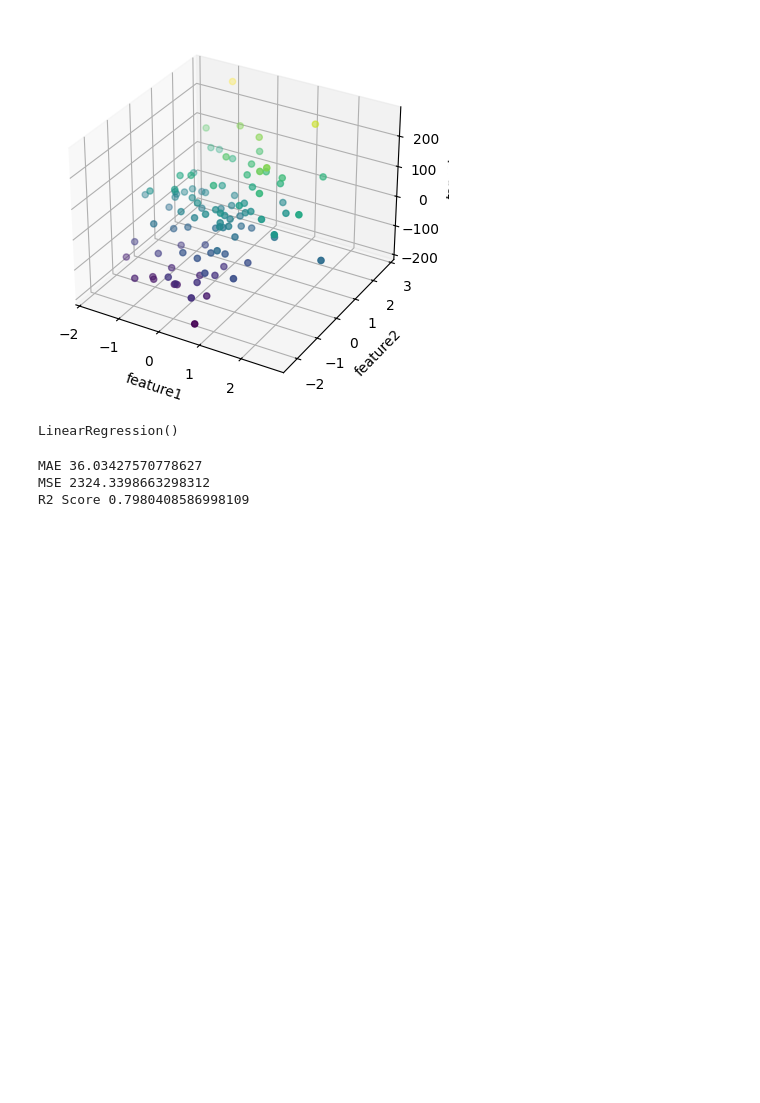
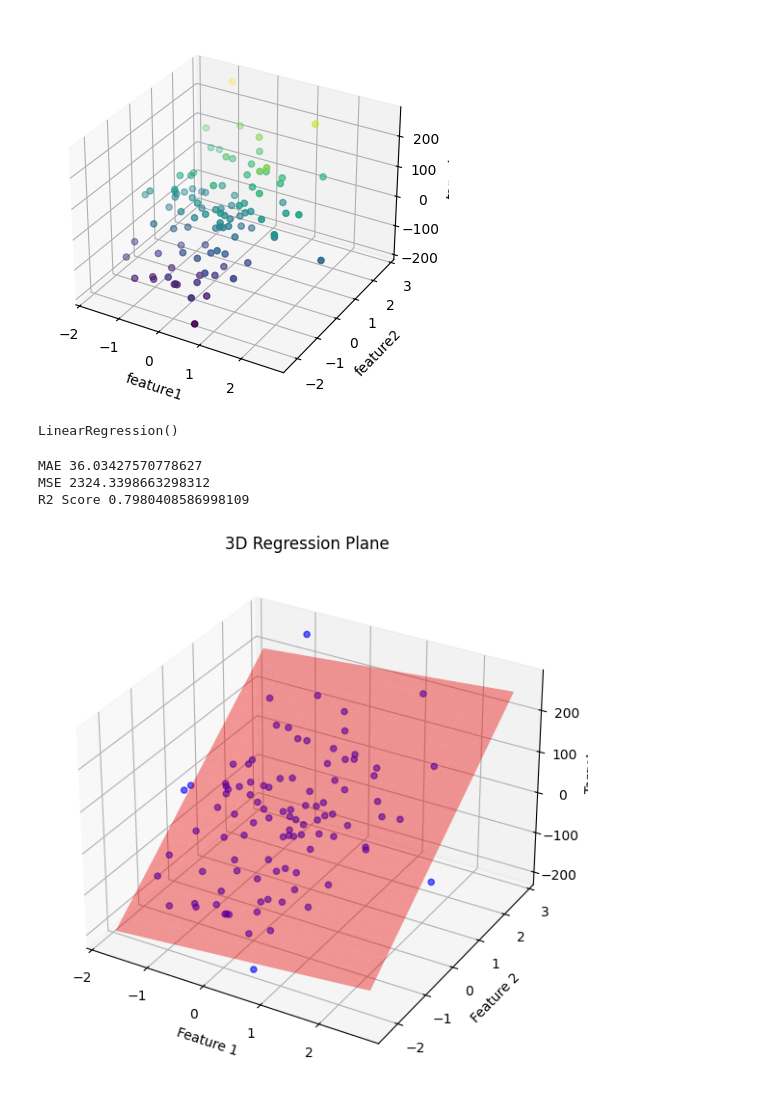
Before and after one commit to akshay-mohan-k/ML-learning, a Jupyter notebook: Linear-Regression/multiple_linear_regression.ipynb, the cells around one changed output. Cells and saved outputs as stored; diff of their text form; code cells hidden in the pictures; blank space fills up the shorter version.

Commit message:
multiple linear regression

```diff
--- a/Linear-Regression/multiple_linear_regression.ipynb
+++ b/Linear-Regression/multiple_linear_regression.ipynb
@@ -59,3 +59,29 @@ print('R2 Score', r2_score(y_test, y_pred))
 MAE 36.03427570778627
 MSE 2324.3398663298312
 R2 Score 0.7980408586998109
+# %%
+fig = plt.figure(figsize=(10, 7))
+ax = fig.add_subplot(111, projection='3d')
+
+# Original data points
+ax.scatter(df['feature1'], df['feature2'], df['target'], color='blue', alpha=0.6, label='Actual')
+
+# Create grid for plane
+x_surf, y_surf = np.meshgrid(
+    np.linspace(df['feature1'].min(), df['feature1'].max(), 20),
+    np.linspace(df['feature2'].min(), df['feature2'].max(), 20)
+)
+z_pred = lr.intercept_ + lr.coef_[0]*x_surf + lr.coef_[1]*y_surf
+
+# Plot regression plane
+ax.plot_surface(x_surf, y_surf, z_pred, color='red', alpha=0.4, label='Predicted Surface')
+
+# Labels
+ax.set_xlabel('Feature 1')
+ax.set_ylabel('Feature 2')
+ax.set_zlabel('Target')
+ax.set_title('3D Regression Plane')
+
+plt.show()
+# %% [output]
+[figure, added]
```
